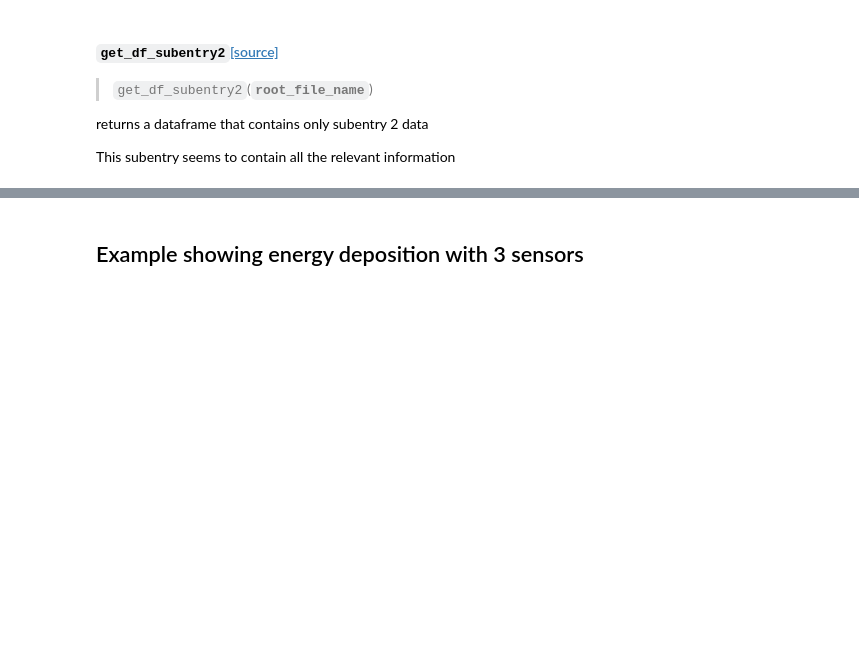
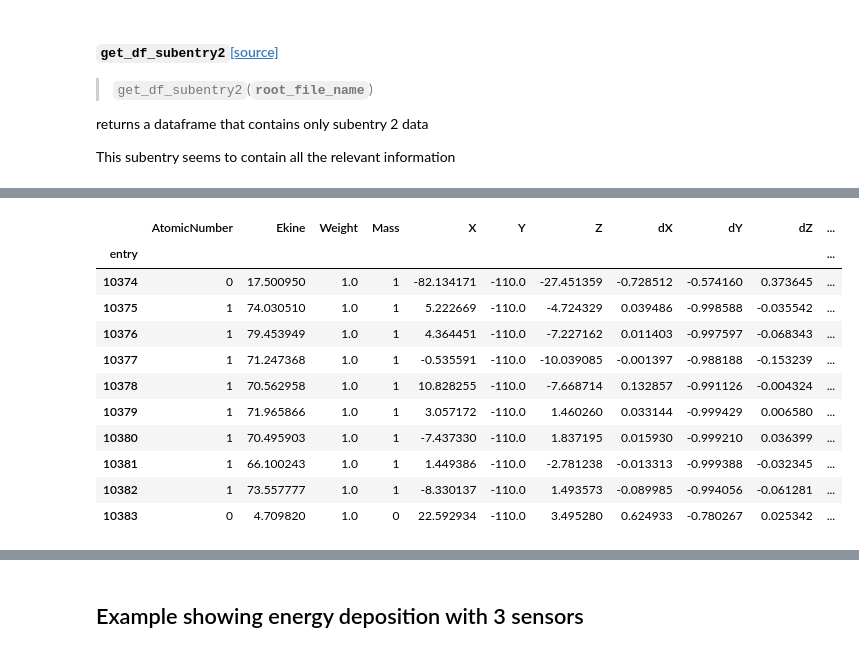
Before and after one commit to dmitryhits/ProtonBeamTherapy, a Jupyter notebook: nbs/01_analysis.ipynb, the cells around one changed output, grey strips where cells are left out. Saved outputs shown, nothing was run; the diff lists cells and outputs as text; code cells hidden in the pictures; blank space fills up the shorter version.

```diff
--- a/nbs/01_analysis.ipynb
+++ b/nbs/01_analysis.ipynb
@@ -128,0 +144,15 @@ Ekin_proton.hist(bins=50)
+# %%
+ph19.tail(10)
+# %% [output]
+|  | AtomicNumber | Ekine | Weight | Mass | X | Y | Z | dX | dY | dZ | ... |
+| entry |  |  |  |  |  |  |  |  |  |  | ... |
+| 10374 | 0 | 17.500950 | 1.0 | 1 | -82.134171 | -110.0 | -27.451359 | -0.728512 | -0.574160 | 0.373645 | ... |
+| 10375 | 1 | 74.030510 | 1.0 | 1 | 5.222669 | -110.0 | -4.724329 | 0.039486 | -0.998588 | -0.035542 | ... |
+| 10376 | 1 | 79.453949 | 1.0 | 1 | 4.364451 | -110.0 | -7.227162 | 0.011403 | -0.997597 | -0.068343 | ... |
+| 10377 | 1 | 71.247368 | 1.0 | 1 | -0.535591 | -110.0 | -10.039085 | -0.001397 | -0.988188 | -0.153239 | ... |
+| 10378 | 1 | 70.562958 | 1.0 | 1 | 10.828255 | -110.0 | -7.668714 | 0.132857 | -0.991126 | -0.004324 | ... |
+| 10379 | 1 | 71.965866 | 1.0 | 1 | 3.057172 | -110.0 | 1.460260 | 0.033144 | -0.999429 | 0.006580 | ... |
+| 10380 | 1 | 70.495903 | 1.0 | 1 | -7.437330 | -110.0 | 1.837195 | 0.015930 | -0.999210 | 0.036399 | ... |
+| 10381 | 1 | 66.100243 | 1.0 | 1 | 1.449386 | -110.0 | -2.781238 | -0.013313 | -0.999388 | -0.032345 | ... |
+| 10382 | 1 | 73.557777 | 1.0 | 1 | -8.330137 | -110.0 | 1.493573 | -0.089985 | -0.994056 | -0.061281 | ... |
+| 10383 | 0 | 4.709820 | 1.0 | 0 | 22.592934 | -110.0 | 3.495280 | 0.624933 | -0.780267 | 0.025342 | ... |
```
Also changed, not shown: parts of 14 cells of this notebook, 6 other files.
